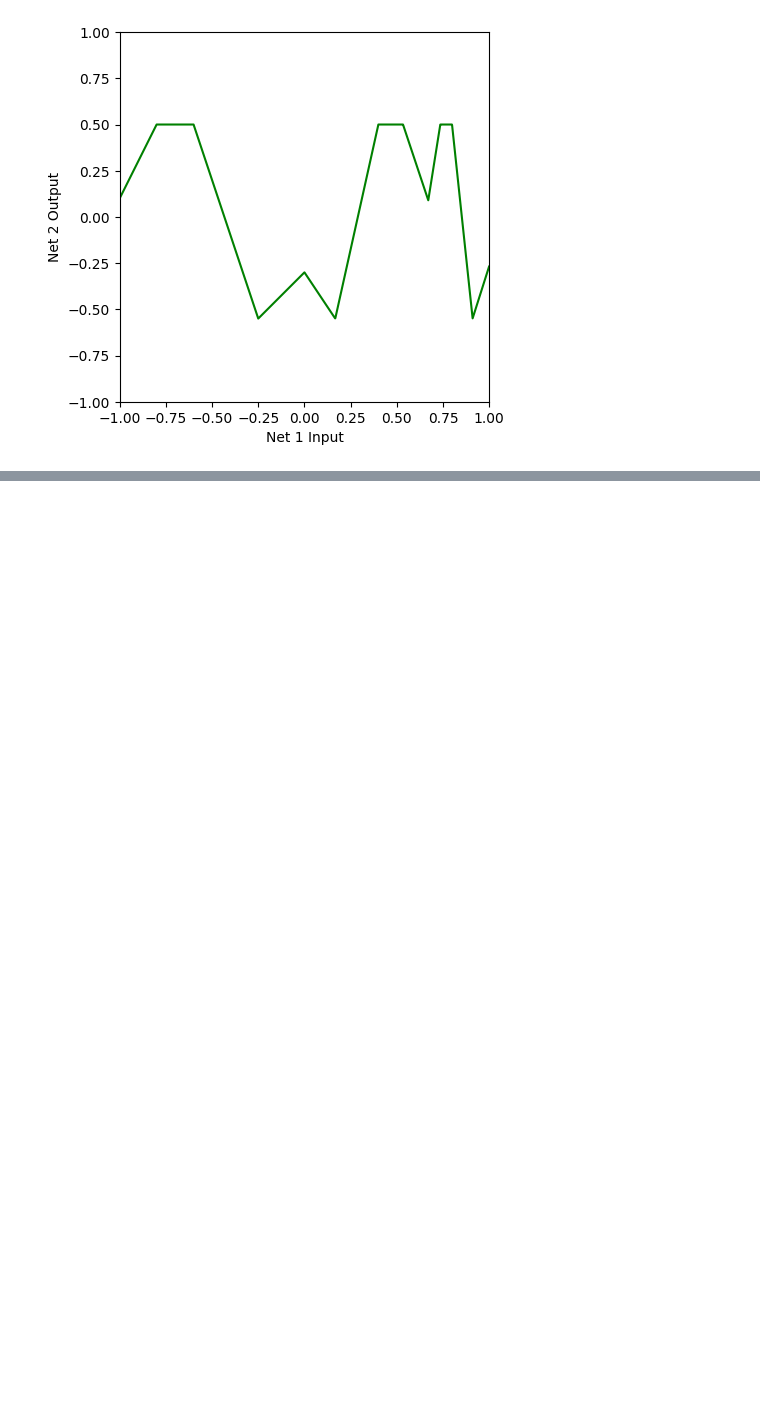
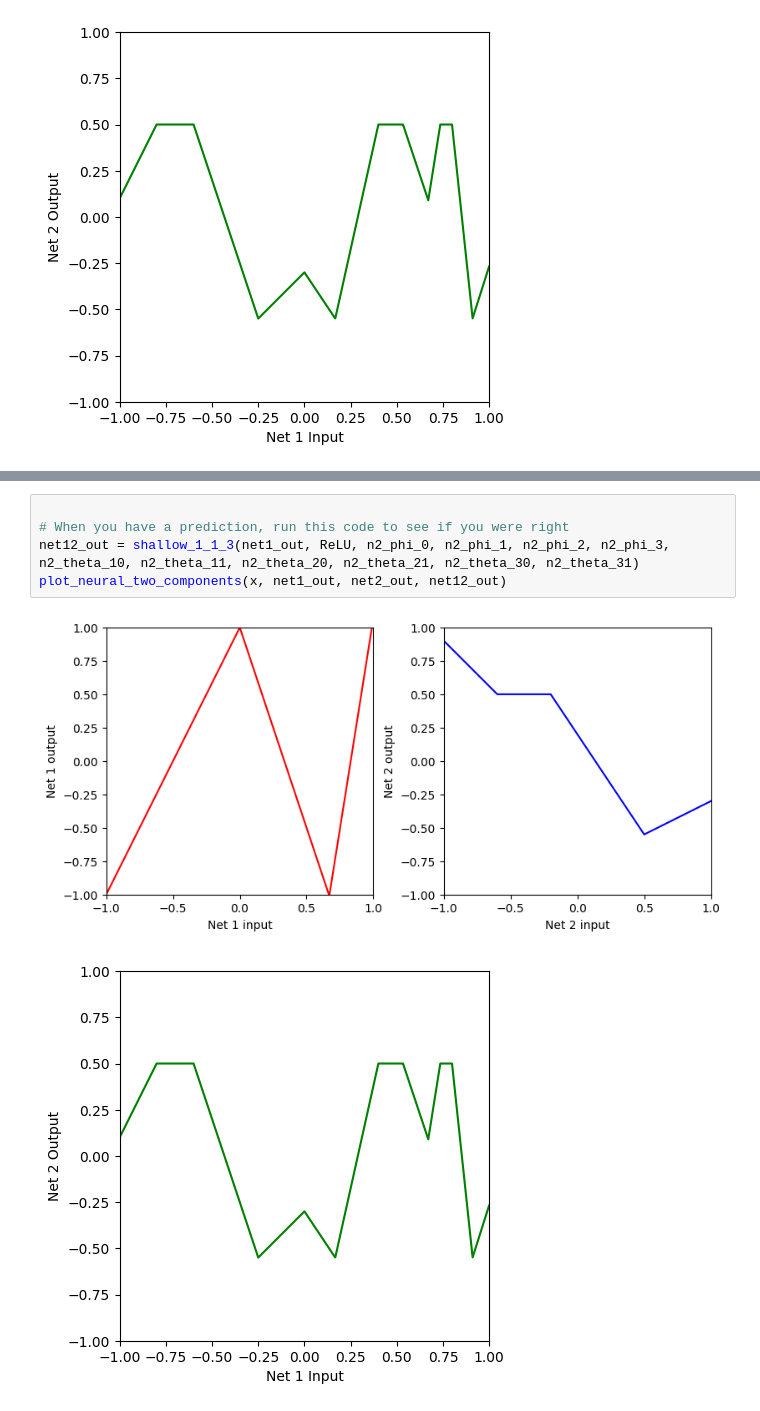
Before and after one commit to Saransh-Basu-01/Understanding-Deep-learning-, a Jupyter notebook: Deep_Neural_Networks.ipynb, the cells around one changed output, grey strips where cells are left out. Saved outputs shown, nothing was run; the diff lists cells and outputs as text; blank space fills up the shorter version.

```diff
--- a/Deep_Neural_Networks.ipynb
+++ b/Deep_Neural_Networks.ipynb
@@ -94,0 +103,8 @@ plot_neural_two_components(x, net1_out, net2_out, net12_out)
+# %%
+
+# When you have a prediction, run this code to see if you were right
+net12_out = shallow_1_1_3(net1_out, ReLU, n2_phi_0, n2_phi_1, n2_phi_2, n2_phi_3, n2_theta_10, n2_theta_11, n2_theta_20, n2_theta_21, n2_theta_30, n2_theta_31)
+plot_neural_two_components(x, net1_out, net2_out, net12_out)
+# %% [output]
+[figure, added]
+[figure, added]
```
Also changed, not shown: parts of 3 cells of this notebook.
